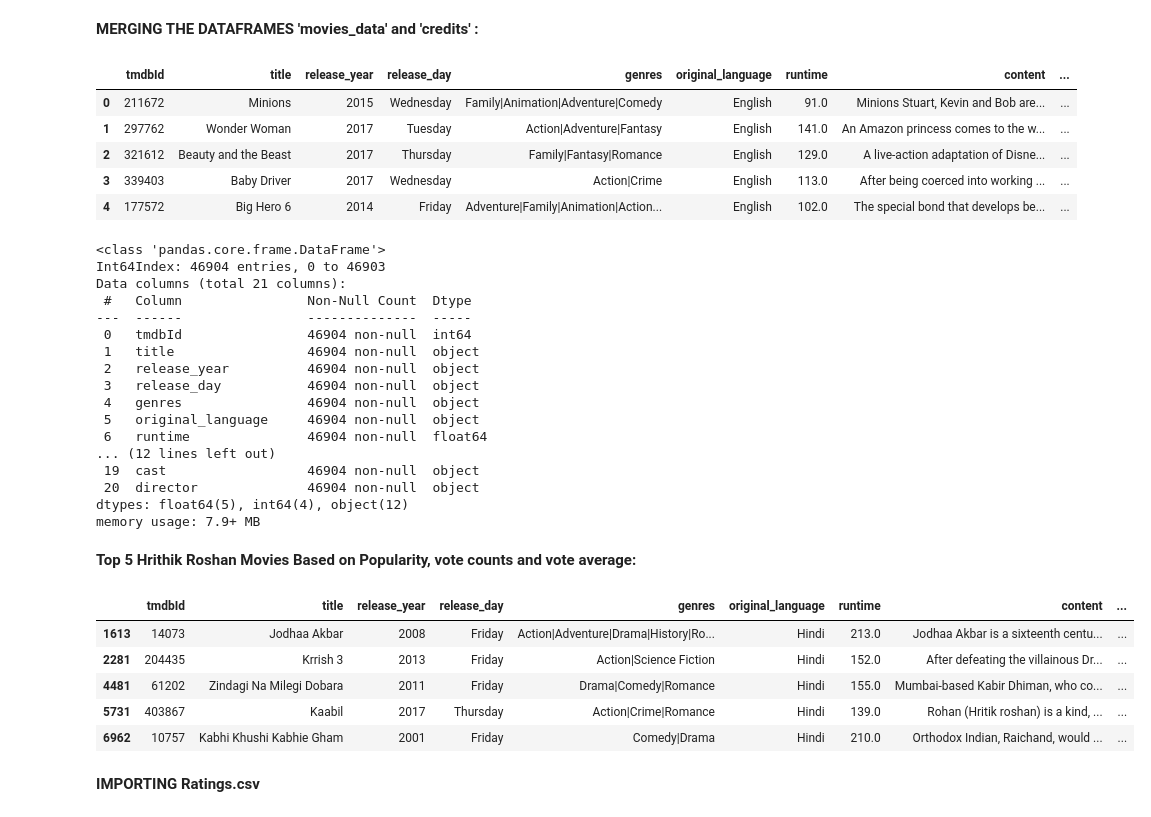
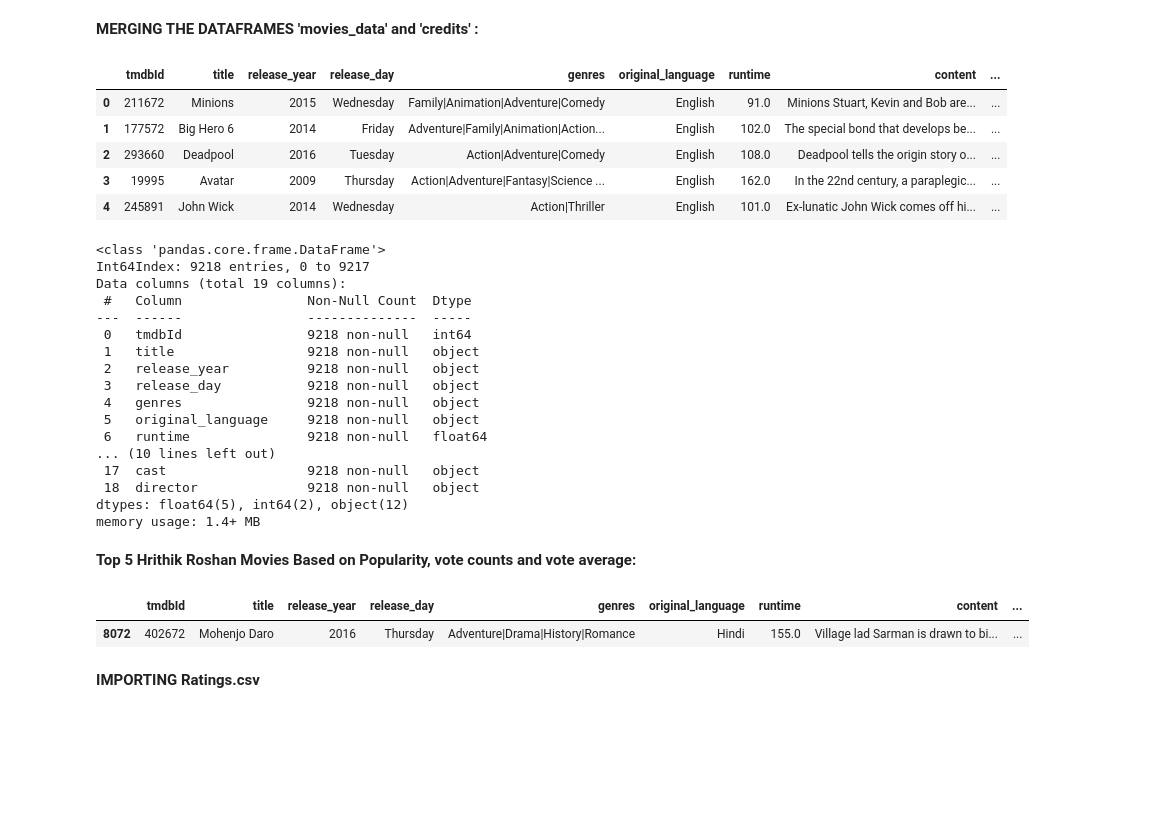
Before and after one commit to disha2sinha/Movie-Recommendation-System, a Jupyter notebook: Overview_of_the_Datasets_Data_Wrangling_and_Data_Cleaning.ipynb, the cells around one changed output. Saved outputs shown, nothing was run; the diff lists cells and outputs as text; code cells hidden in the pictures; blank space fills up the shorter version.

```diff
--- a/Overview_of_the_Datasets_Data_Wrangling_and_Data_Cleaning.ipynb
+++ b/Overview_of_the_Datasets_Data_Wrangling_and_Data_Cleaning.ipynb
@@ -474,7 +544,7 @@ movies_metadata.head()
 # %% [markdown]
 **Rearranging Column Names :**
 # %%
-movies_metadata=movies_metadata[['id','title','release_year','release_day','genres','original_language','runtime','content','production_companies','budget','revenue','production_countries','status','popularity','vote_average','vote_count']]
+movies_metadata=movies_metadata[['tmdbId','title','release_year','release_day','genres','original_language','runtime','content','production_companies','budget','revenue','production_countries','status','popularity','vote_average','vote_count']]
 # %% [markdown]
 **Top 5 Bengali Movies According to Popularity, Vote Counts And Vote Average :**
 # %%
@@ -533,3 +588,0 @@ memory usage: 1.0 MB
-# %%
-movies_metadata['id'] = pd.to_numeric(movies_metadata['id'])
-movies_metadata.info()
@@ -652,9 +620,9 @@ keywords.head()
 | 3 | [{'id': 818, 'name': 'based on no... | 31357 |
 | 4 | [{'id': 1009, 'name': 'baby'}, {'... | 11862 |
 # %%
-movies_data = pd.merge(movies_data,keywords,on='tmdbId')
-movies_data['keywords'] = movies_data['keywords'].fillna('[]').apply(literal_eval).apply(lambda x: [i['name'] for i in x] if isinstance(x, list) else [])
-movies_data[['title','keywords']].head()
+movies_metadata = pd.merge(movies_metadata,keywords,on='tmdbId')
+movies_metadata['keywords'] = movies_metadata['keywords'].fillna('[]').apply(literal_eval).apply(lambda x: [i['name'] for i in x] if isinstance(x, list) else [])
+movies_metadata[['title','keywords']].head()
 # %% [output]
 |  | title | keywords |
 | 0 | Minions | [assistant, aftercreditsstinger, ... |
@@ -732,47 +720,43 @@ memory usage: 1.0+ MB
 **MERGING THE DATAFRAMES 'movies_data' and 'credits' :**
 # %%
 credits.rename(columns={'id':'tmdbId'}, inplace=True)
-movies_data = pd.merge(movies_data,credits,on='tmdbId')
-movies_data.head()
+movies_metadata = pd.merge(movies_metadata,credits,on='tmdbId')
+movies_metadata.head()
 # %% [output]
 |  | tmdbId | title | release_year | release_day | genres | original_language | runtime | content | ... |
 | 0 | 211672 | Minions | 2015 | Wednesday | Family|Animation|Adventure|Comedy | English | 91.0 | Minions Stuart, Kevin and Bob are... | ... |
-| 1 | 297762 | Wonder Woman | 2017 | Tuesday | Action|Adventure|Fantasy | English | 141.0 | An Amazon princess comes to the w... | ... |
-| 2 | 321612 | Beauty and the Beast | 2017 | Thursday | Family|Fantasy|Romance | English | 129.0 | A live-action adaptation of Disne... | ... |
-| 3 | 339403 | Baby Driver | 2017 | Wednesday | Action|Crime | English | 113.0 | After being coerced into working ... | ... |
-| 4 | 177572 | Big Hero 6 | 2014 | Friday | Adventure|Family|Animation|Action... | English | 102.0 | The special bond that develops be... | ... |
+| 1 | 177572 | Big Hero 6 | 2014 | Friday | Adventure|Family|Animation|Action... | English | 102.0 | The special bond that develops be... | ... |
+| 2 | 293660 | Deadpool | 2016 | Tuesday | Action|Adventure|Comedy | English | 108.0 | Deadpool tells the origin story o... | ... |
+| 3 | 19995 | Avatar | 2009 | Thursday | Action|Adventure|Fantasy|Science ... | English | 162.0 | In the 22nd century, a paraplegic... | ... |
+| 4 | 245891 | John Wick | 2014 | Wednesday | Action|Thriller | English | 101.0 | Ex-lunatic John Wick comes off hi... | ... |
 # %%
-movies_data.info()
+movies_metadata.info()
 # %% [output]
 <class 'pandas.core.frame.DataFrame'>
-Int64Index: 46904 entries, 0 to 46903
-Data columns (total 21 columns):
+Int64Index: 9218 entries, 0 to 9217
+Data columns (total 19 columns):
  #   Column                Non-Null Count  Dtype
 ---  ------                --------------  -----
- 0   tmdbId                46904 non-null  int64
- 1   title                 46904 non-null  object
- 2   release_year          46904 non-null  object
- 3   release_day           46904 non-null  object
- 4   genres                46904 non-null  object
- 5   original_language     46904 non-null  object
- 6   runtime               46904 non-null  float64
-... (12 lines left out)
- 19  cast                  46904 non-null  object
- 20  director              46904 non-null  object
-dtypes: float64(5), int64(4), object(12)
-memory usage: 7.9+ MB
+ 0   tmdbId                9218 non-null   int64
+ 1   title                 9218 non-null   object
+ 2   release_year          9218 non-null   object
+ 3   release_day           9218 non-null   object
+ 4   genres                9218 non-null   object
+ 5   original_language     9218 non-null   object
+ 6   runtime               9218 non-null   float64
+... (10 lines left out)
+ 17  cast                  9218 non-null   object
+ 18  director              9218 non-null   object
+dtypes: float64(5), int64(2), object(12)
+memory usage: 1.4+ MB
 # %% [markdown]
 **Top 5 Hrithik Roshan Movies Based on Popularity, vote counts and vote average:**
 # %%
-HRmovie = movies_data['cast'].str.contains('Hrithik Roshan')
-movies_data[HRmovie].head()
+HRmovie = movies_metadata['cast'].str.contains('Hrithik Roshan')
+movies_metadata[HRmovie].head()
 # %% [output]
 |  | tmdbId | title | release_year | release_day | genres | original_language | runtime | content | ... |
-| 1613 | 14073 | Jodhaa Akbar | 2008 | Friday | Action|Adventure|Drama|History|Ro... | Hindi | 213.0 | Jodhaa Akbar is a sixteenth centu... | ... |
-| 2281 | 204435 | Krrish 3 | 2013 | Friday | Action|Science Fiction | Hindi | 152.0 | After defeating the villainous Dr... | ... |
-| 4481 | 61202 | Zindagi Na Milegi Dobara | 2011 | Friday | Drama|Comedy|Romance | Hindi | 155.0 | Mumbai-based Kabir Dhiman, who co... | ... |
-| 5731 | 403867 | Kaabil | 2017 | Thursday | Action|Crime|Romance | Hindi | 139.0 | Rohan (Hritik roshan) is a kind, ... | ... |
-| 6962 | 10757 | Kabhi Khushi Kabhie Gham | 2001 | Friday | Comedy|Drama | Hindi | 210.0 | Orthodox Indian, Raichand, would ... | ... |
+| 8072 | 402672 | Mohenjo Daro | 2016 | Thursday | Adventure|Drama|History|Romance | Hindi | 155.0 | Village lad Sarman is drawn to bi... | ... |
 # %% [markdown]
 **IMPORTING Ratings.csv**
 # %%
```
Also changed, not shown: parts of 65 cells of this notebook.
